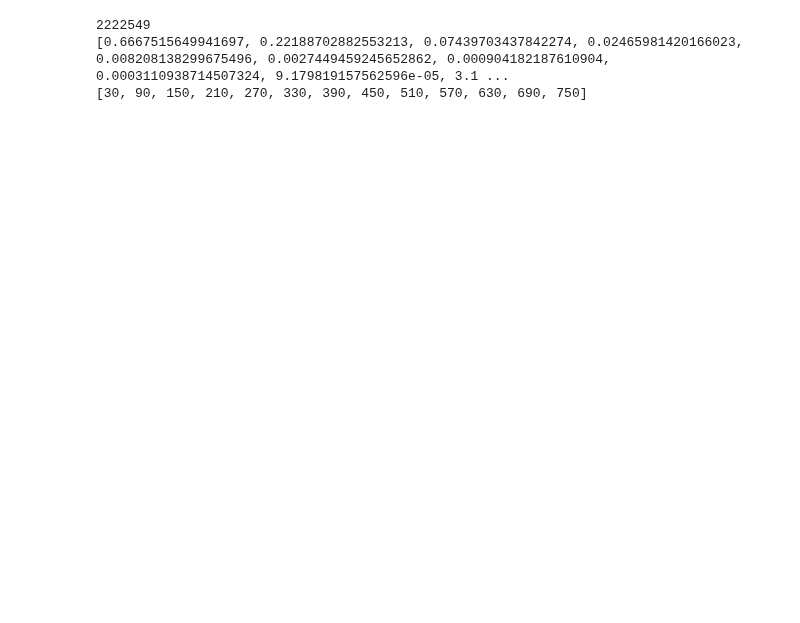
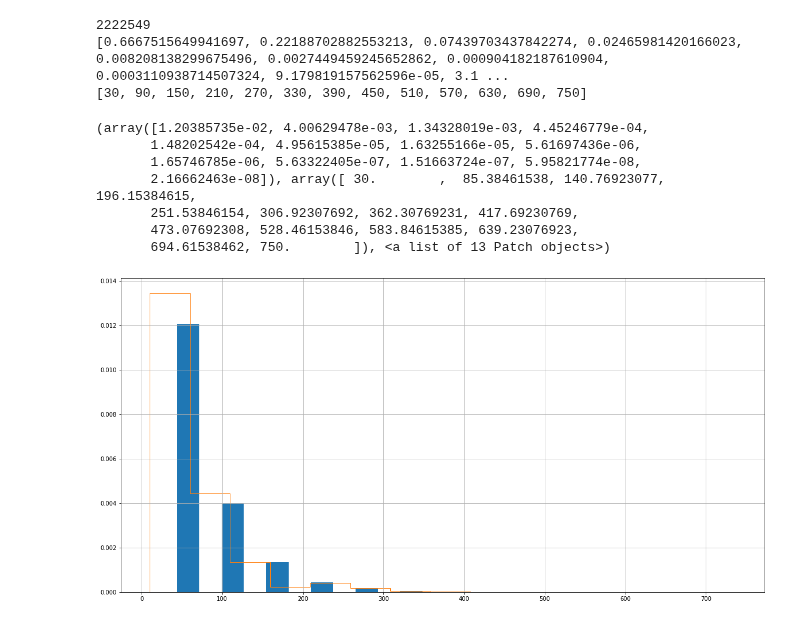
Before and after one commit to ingframin/BroadcastSimulation, a Jupyter notebook: results/Arrivals.ipynb, the cells around one changed output. Saved outputs shown, nothing was run; the diff lists cells and outputs as text; code cells hidden in the pictures; blank space fills up the shorter version.

```diff
--- a/results/Arrivals.ipynb
+++ b/results/Arrivals.ipynb
@@ -11,6 +12,9 @@ f1.close()
 f2 = open("r4-d2-result.txt")
 raw2 = f2.read()
 f2.close()
+f3 = open("sent-res-0.txt")
+mod_sent = f3.readlines()
+f3.close()
 # %%
 
 ToA = []
@@ -47 +65,18 @@ print(x)
+# %%
+pt.rcParams["figure.figsize"] = (20,10)
+h = pt.hist(dif,bins=13,density=True,histtype='bar',align='mid', rwidth=0.5)
+print(h)
+h_mod = pt.hist(dif_mod,bins=13,density=True,histtype='step',align='mid')
+pt.grid(True)
+
+pt.show()
+# %% [output]
+(array([1.20385735e-02, 4.00629478e-03, 1.34328019e-03, 4.45246779e-04,
+       1.48202542e-04, 4.95615385e-05, 1.63255166e-05, 5.61697436e-06,
+       1.65746785e-06, 5.63322405e-07, 1.51663724e-07, 5.95821774e-08,
+       2.16662463e-08]), array([ 30.        ,  85.38461538, 140.76923077, 196.15384615,
+       251.53846154, 306.92307692, 362.30769231, 417.69230769,
+       473.07692308, 528.46153846, 583.84615385, 639.23076923,
+       694.61538462, 750.        ]), <a list of 13 Patch objects>)
+[figure, added]
 # %%
```
Also changed, not shown: parts of 3 cells of this notebook, 4 other files.
